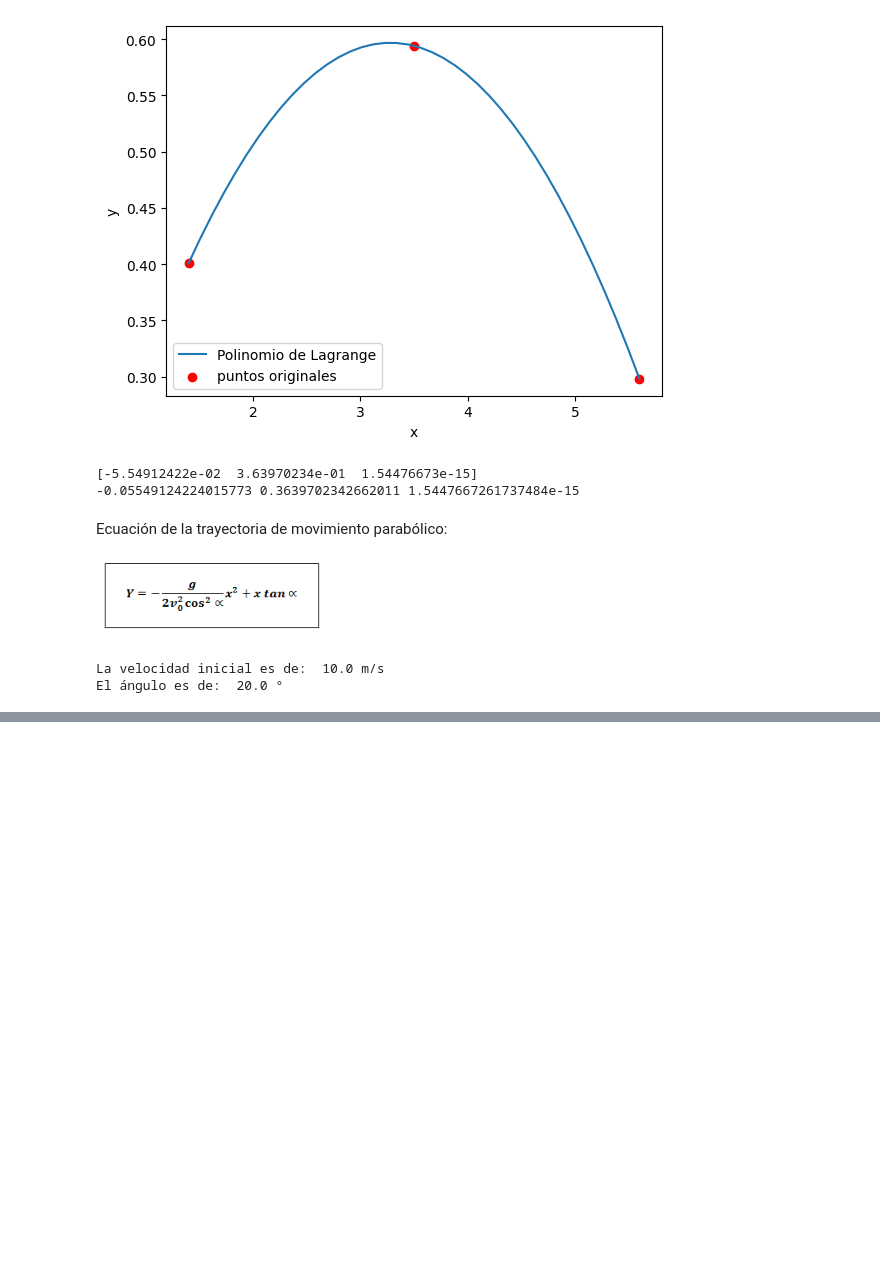
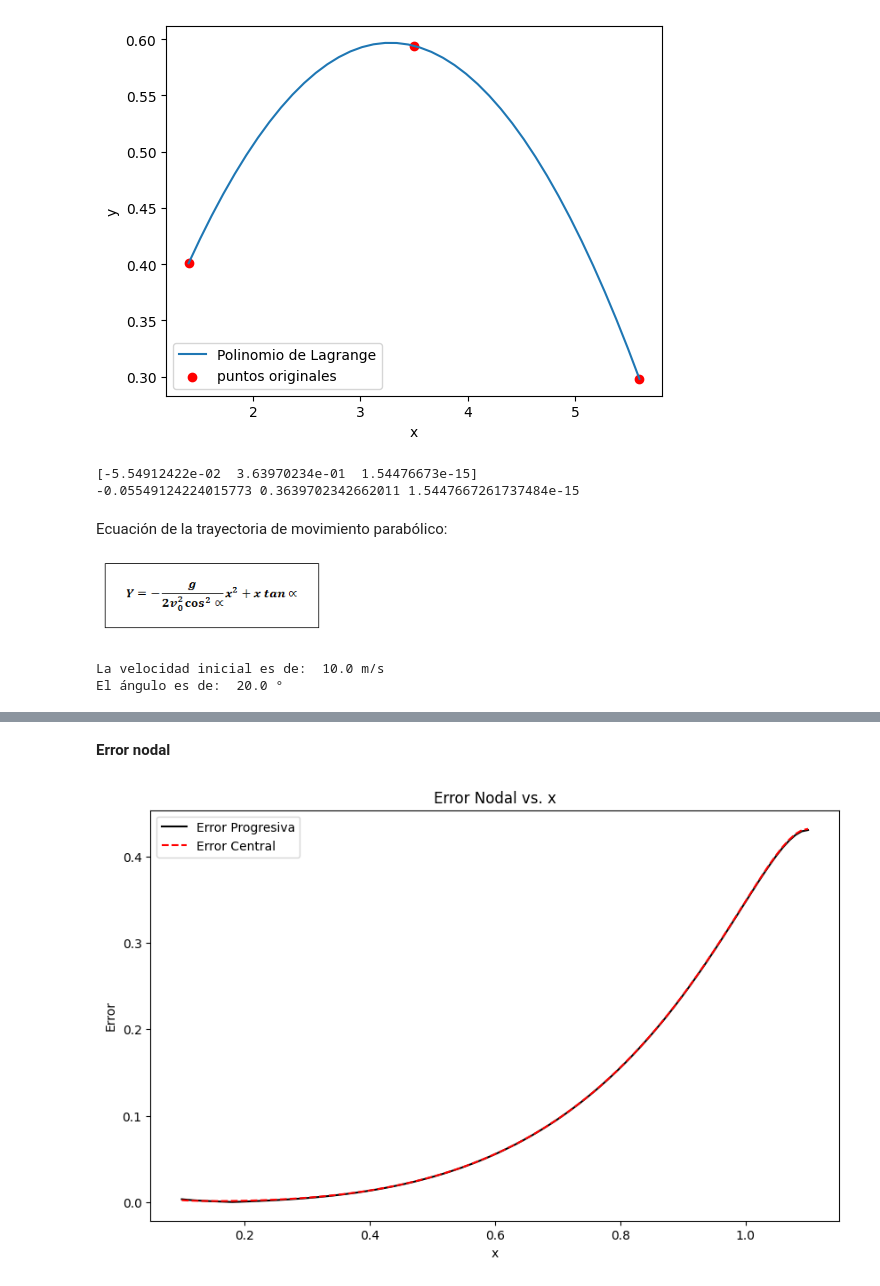
Before and after one commit to Jhernandezh2/MetodosI_JulianaHernandez_MariaCamilaRamirez, a Jupyter notebook: Tarea_2.ipynb, the cells around one changed output, grey strips where cells are left out. Saved outputs shown, nothing was run; the diff lists cells and outputs as text; code cells hidden in the pictures; blank space fills up the shorter version.

```diff
--- a/Tarea_2.ipynb
+++ b/Tarea_2.ipynb
@@ -135,0 +189,18 @@ El ángulo es de:  20.0 °
+# %% [markdown]
+**Error nodal**
+# %%
+#Cálculo del error nodal para la derivada central y la derivada progresiva
+
+error_central = np.abs(central_derivative_values - analytic_derivative_values)
+error_progresiva = np.abs(progresiva_derivative_values - analytic_derivative_values)
+
+plt.figure(figsize=(10, 6))
+plt.plot(intervalo_x, error_progresiva, label='Error Progresiva', color='black')
+plt.plot(intervalo_x, error_central, label='Error Central', linestyle='--', color='red')
+plt.title('Error Nodal vs. x')
+plt.xlabel('x')
+plt.ylabel('Error')
+plt.legend()
+plt.show()
+# %% [output]
+[figure, added]
```
Also changed, not shown: parts of 8 cells of this notebook.
